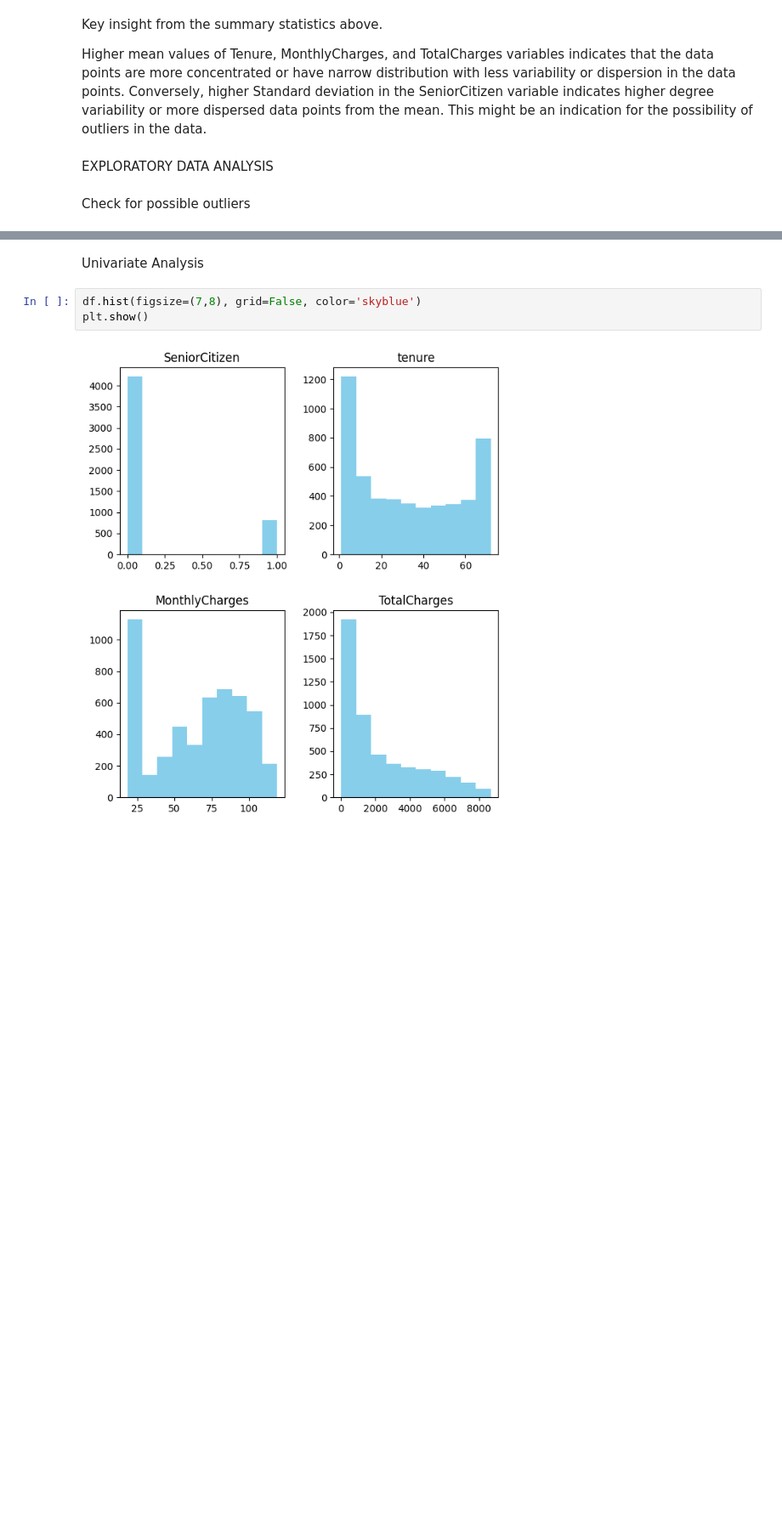
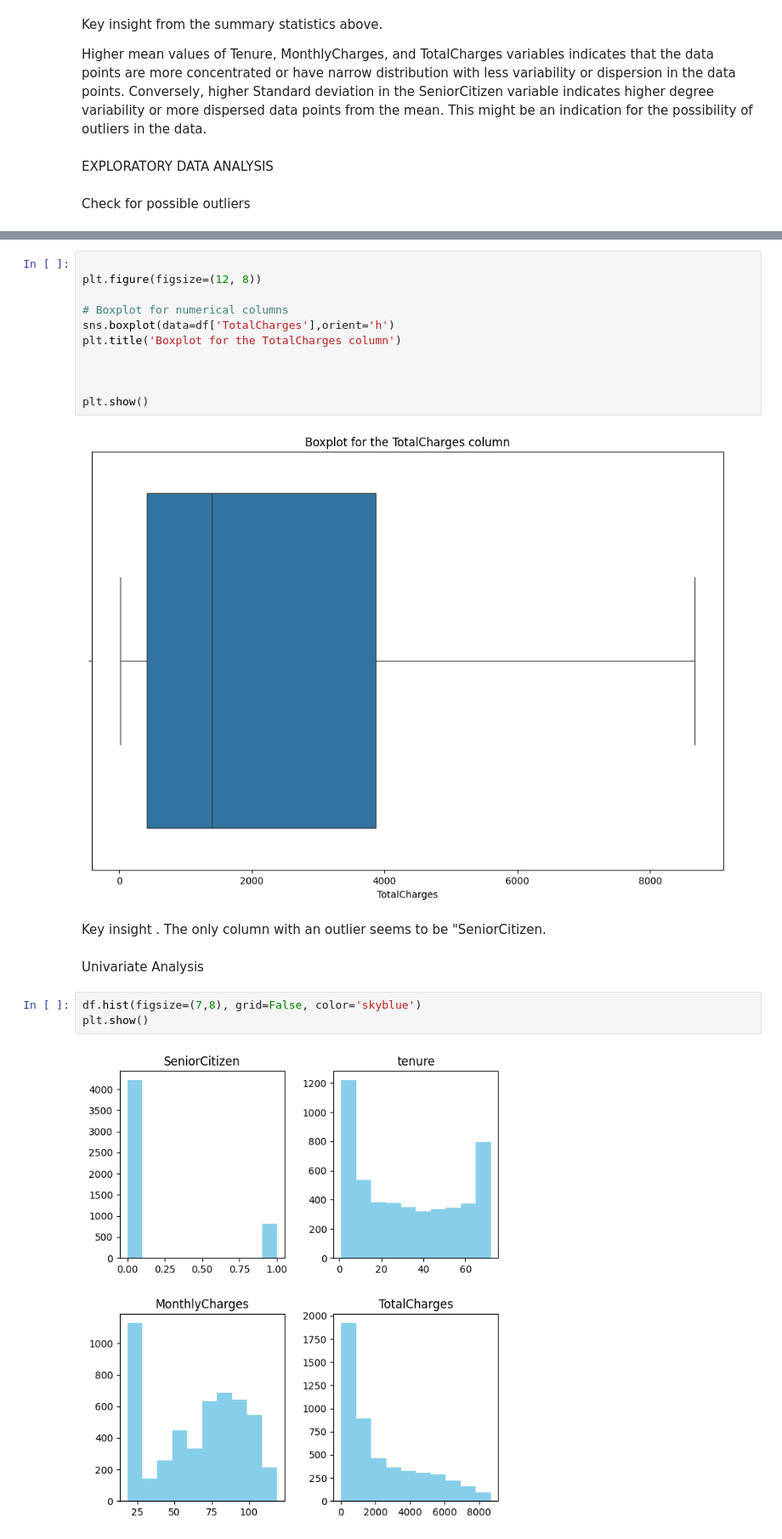
Before and after one commit to Iyanuadeleye01/IBM-Attrition-Prediction, a Jupyter notebook: notebook.ipynb, the cells around one changed output, grey strips where cells are left out. Shown at 85% size. Saved outputs shown, nothing was run; the diff lists cells and outputs as text; blank space fills up the shorter version.

```diff
--- a/notebook.ipynb
+++ b/notebook.ipynb
@@ -668,3 +685,19 @@ plt.show()
+# %%
+
+plt.figure(figsize=(12, 8))
+
+# Boxplot for numerical columns
+sns.boxplot(data=df['TotalCharges'],orient='h')
+plt.title('Boxplot for the TotalCharges column')
+
+
+
+plt.show()
+# %% [output]
+[figure, added]
+# %% [markdown]
+Key insight
+. The only column with an outlier seems to be "SeniorCitizen.
 # %% [markdown]
 Univariate Analysis
 # %%
```
Also changed, not shown: parts of 48 cells of this notebook.
